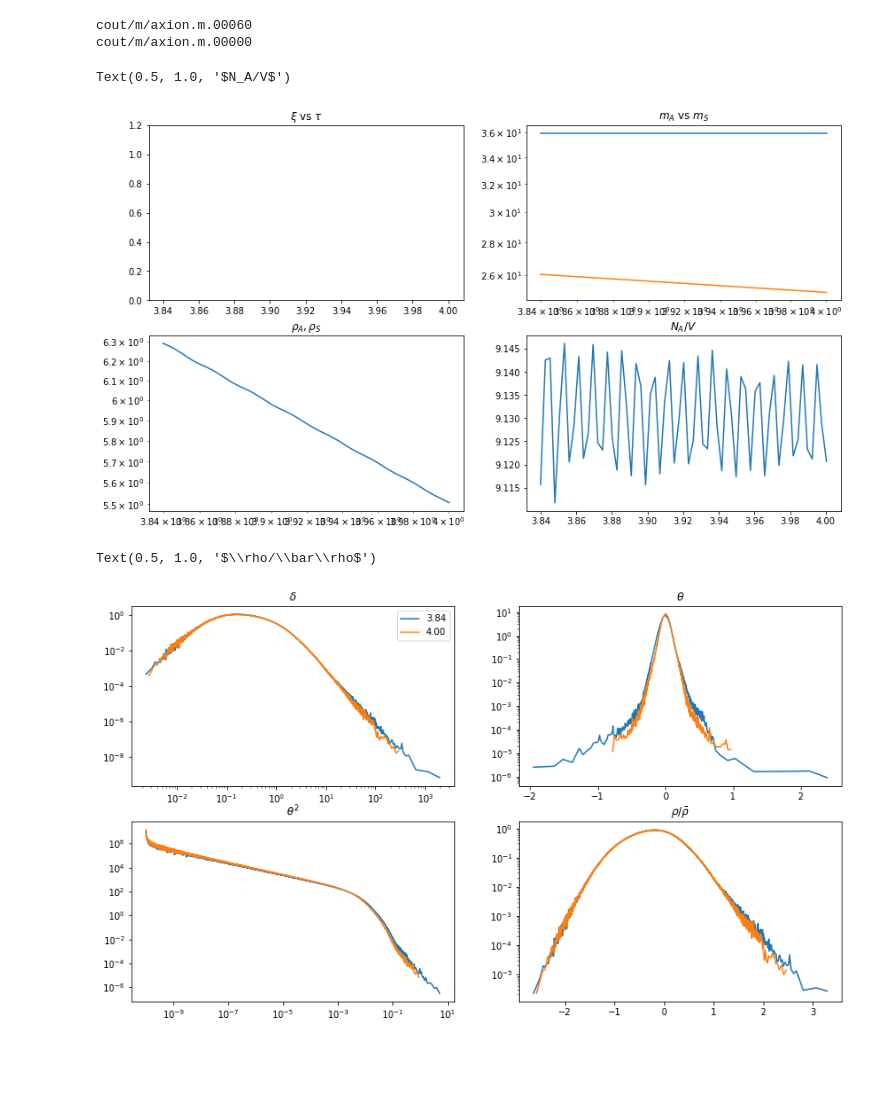
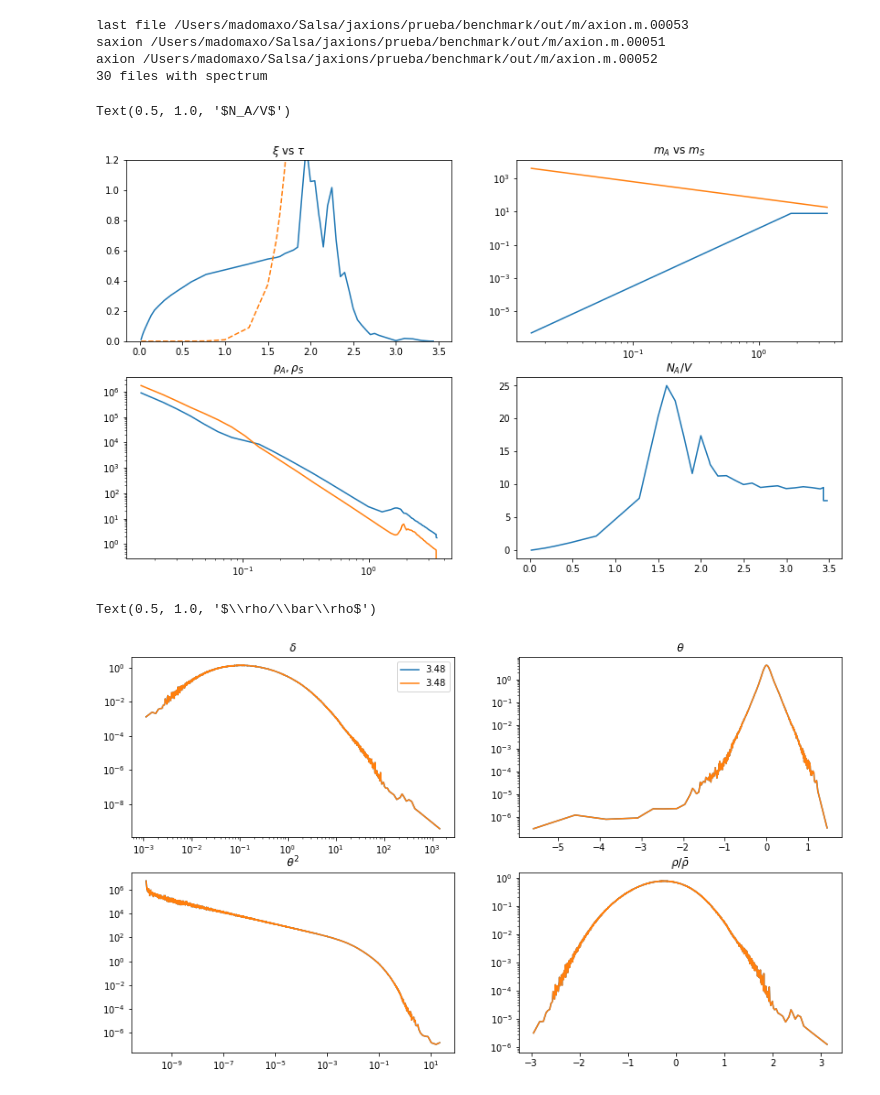
Before and after one commit to veintemillas/jaxions, a Jupyter notebook: scripts/simulation-outlook.ipynb, the cells around one changed output. Cells and saved outputs as stored; diff of their text form; code cells hidden in the pictures; blank space fills up the shorter version.

```diff
--- a/scripts/simulation-outlook.ipynb
+++ b/scripts/simulation-outlook.ipynb
@@ -22,19 +6,26 @@ def NV(mf, k0, kl, nn):
+# %%
+mf = pa.findmfiles('/Users/madomaxo/Salsa/jaxions/prueba/benchmark/out')
+mf=mf[:-2]
 # %%
-mf = pa.findmfiles('cout')
-print(mf[-1])
+print('last file', mf[-1])
 smf = []
 if(pa.gm(mf[0],'ftype') == 'Saxion'):
     smf = mf[pa.gml(mf,'ftype') == 'Saxion']
-    print(smf[-1])
+    print('saxion',smf[-1])
 amf = []
 if(pa.gm(mf[-1],'ftype') == 'Axion'):
     amf = mf[pa.gml(mf,'ftype') == 'Axion']
-    print(amf[0])
+    print('axion',amf[0])
 nn = pa.gm(mf[0],'nmodelist')
 kl = pa.gm(mf[0],'klist')
 k0 = pa.gm(mf[0],'k0')
+
+sf = mf[pa.gml(mf,'nsp?')]
+print('%d files with spectrum'%len(sf))
 # %% [output]
-cout/m/axion.m.00060
-cout/m/axion.m.00000
+last file /Users/madomaxo/Salsa/jaxions/prueba/benchmark/out/m/axion.m.00053
+saxion /Users/madomaxo/Salsa/jaxions/prueba/benchmark/out/m/axion.m.00051
+axion /Users/madomaxo/Salsa/jaxions/prueba/benchmark/out/m/axion.m.00052
+30 files with spectrum
 # %%
 # pa.aximcontent(mf[0])
@@ -42,20 +34,20 @@ cout/m/axion.m.00000
 # %%
 fig,ax = plt.subplots(2,2,figsize=(14,8))
 ax[0,0].plot(pa.gml(smf,'ct'),pa.gml(smf,'xi'))
 ax[0,0].plot(pa.gml(mf,'ct'),40*(pa.gml(mf,'massA')/pa.gml(mf,'massS'))**2,'--')
 ax[0,0].set_ylim(0,1.2)
 ax[0,1].loglog(pa.gml(mf,'ct'),pa.gml(mf,'massA'))
 ax[0,1].loglog(pa.gml(mf,'ct'),pa.gml(mf,'massS'))
 ax[1,0].loglog(pa.gml(mf,'ct'),pa.gml(mf,'eA'))
 ax[1,0].loglog(pa.gml(mf,'ct'),pa.gml(mf,'eS'))
-ax[1,1].plot(pa.gml(mf,'ct'), NV(mf, k0, kl, nn))
+ax[1,1].plot(pa.gml(sf,'ct'), pa.NV(sf, k0, kl, nn))
 ax[0,0].set_title(r'$\xi$ vs $\tau$')
 ax[0,1].set_title(r'$m_A$ vs $m_S$')
 ax[1,0].set_title(r'$\rho_A, \rho_S$')
 ax[1,1].set_title(r'$N_A/V$')
 # %% [output]
 Text(0.5, 1.0, '$N_A/V$')
-[figure, old version]
+[figure, new version]
 # %%
 fig,ax = plt.subplots(2,2,figsize=(14,8))
 it = 10
@@ -70,7 +62,7 @@ ax[1,0].set_title(r'$\theta^2$')
 ax[1,1].set_title(r'$\rho/\bar\rho$')
 # %% [output]
 Text(0.5, 1.0, '$\\rho/\\bar\\rho$')
-[figure, old version]
+[figure, new version]
 # %%
 fig,ax = plt.subplots(2,2,figsize=(14,8))
 it = 10
```
Also changed, not shown: parts of 7 cells of this notebook, 7 other files.
